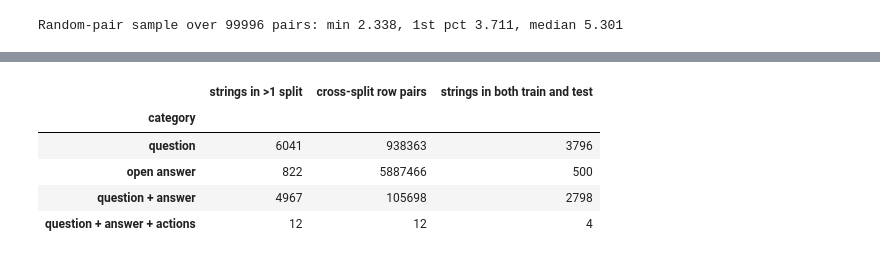
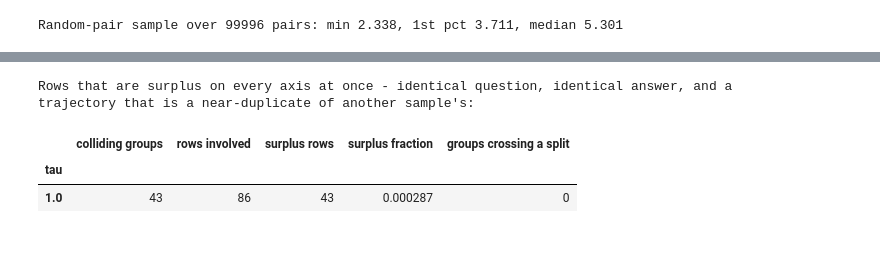
Before and after one commit to mauricekraus/quants-generate, a Jupyter notebook: quants/notebooks/assess-dataset-duplication.ipynb, the cells around one changed output, grey strips where cells are left out. Saved outputs shown, nothing was run; the diff lists cells and outputs as text; code cells hidden in the pictures.

```diff
--- a/quants/notebooks/assess-dataset-duplication.ipynb
+++ b/quants/notebooks/assess-dataset-duplication.ipynb
@@ -68,7 +78,10 @@ CONFIG = {
     "score_batch": 512,
     "percolation_fraction": 0.10,
     "weight_floor": 1e-12,
-    "duplicate_sigma": 0.5,
+    # The near-duplicate threshold, in units of the pooled per-channel standard deviation. A
+    # convention, not a derived quantity: tau = 1.0 means every one of the 72 channels agrees to
+    # within one sigma over 95 % of frames. Change it and every figure and count below follows.
+    "tau": 1.0,
 }
 rng = np.random.default_rng(CONFIG["seed"])
 
@@ -1035,5 +1047,12 @@ Sequences containing a repeated action: 67.9% (i.i.d. uniform would give 28.6%)
 # %%
-group_sizes = pd.Series([len(rows) for rows in sequence_groups.values()]).value_counts().sort_index()
-group_sizes.index.name = "samples sharing a sequence"
-group_sizes.rename("number of sequences").to_frame().T
+# Verification: adding a field can only split groups, never merge them, so redundancy must fall
+# along the chain. The open-answer category covers a different row subset and is excluded.
+chain = ["question", "question + answer", "question + answer + actions"]
+for tighter, looser in zip(chain[1:], chain[:-1]):
+    assert text_table.loc[tighter, "redundancy"] <= \
+        text_table.loc[looser, "redundancy"] + 1e-12, (looser, tighter)
+
+print("Redundancy falls monotonically as fields are added:")
+for label in chain:
+    print(f"  {label:30} {text_table.loc[label, 'redundancy']:7.2%}")
 # %% [output]
@@ -1404,29 +1343,36 @@ answer is derivable without looking at the time series at all.
 # %%
-def split_leakage(values):
-    "How much of a category's duplication crosses the split boundary."
-    frame = pd.DataFrame({"text": values, "split": qa.split.reindex(values.index)})
-    grouped = frame.groupby("text").split
-    spans = grouped.nunique()
-    pairs = 0
-    for _, splits in grouped:
-        counts = splits.value_counts()
-        total = int(counts.sum())
-        pairs += (total * (total - 1) - int((counts * (counts - 1)).sum())) // 2
-    train_test = grouped.apply(lambda s: {"train", "test"} <= set(s)).sum()
-    return {"strings in >1 split": int((spans > 1).sum()),
-            "cross-split row pairs": int(pairs),
-            "strings in both train and test": int(train_test)}
+def fully_redundant_rows(threshold):
+    "QA rows sharing a question, an answer, and a near-duplicate trajectory with another row."
+    cluster_of = dict(zip(ids.tolist(), clusters_at(threshold).tolist()))
+    marked = qa.assign(cluster=qa.sample_id.map(cluster_of))
+    # Group by the trajectory cluster plus the text. A group of size k means k rows that are
+    # interchangeable on every axis, of which k - 1 are surplus.
+    sizes = marked.groupby(["cluster", "question", "answer_text"]).size()
+    colliding = sizes[sizes > 1]
+    surplus = int((colliding - 1).sum())
+
+    per_split = marked.groupby(["cluster", "question", "answer_text"]).split.agg(
+        lambda s: sorted(set(s))
+    )
+    cross = per_split[colliding.index].apply(len) > 1 if len(colliding) else pd.Series(dtype=bool)
+    return {
+        "tau": threshold,
+        "colliding groups": len(colliding),
+        "rows involved": int(colliding.sum()),
+        "surplus rows": surplus,
+        "surplus fraction": surplus / len(qa),
+        "groups crossing a split": int(cross.sum()),
+    }
 
 
-leakage = pd.DataFrame(
-    [{"category": label, **split_leakage(values)} for label, values in categories.items()]
-).set_index("category")
-leakage
+joint = pd.DataFrame([fully_redundant_rows(tau)]).set_index("tau")
+print("Rows that are surplus on every axis at once - identical question, identical answer, and a\n"
+      "trajectory that is a near-duplicate of another sample's:\n")
+joint
 # %% [output]
+Rows that are surplus on every axis at once - identical question, identical answer, and a
+trajectory that is a near-duplicate of another sample's:
-|  | strings in >1 split | cross-split row pairs | strings in both train and test |
-| category |  |  |  |
-| question | 6041 | 938363 | 3796 |
-| open answer | 822 | 5887466 | 500 |
-| question + answer | 4967 | 105698 | 2798 |
-| question + answer + actions | 12 | 12 | 4 |
+|  | colliding groups | rows involved | surplus rows | surplus fraction | groups crossing a split |
+| tau |  |  |  |  |  |
+| 1.0 | 43 | 86 | 43 | 0.000287 | 0 |
 # %%
```
Also changed, not shown: parts of 63 cells of this notebook, 1 other file.
